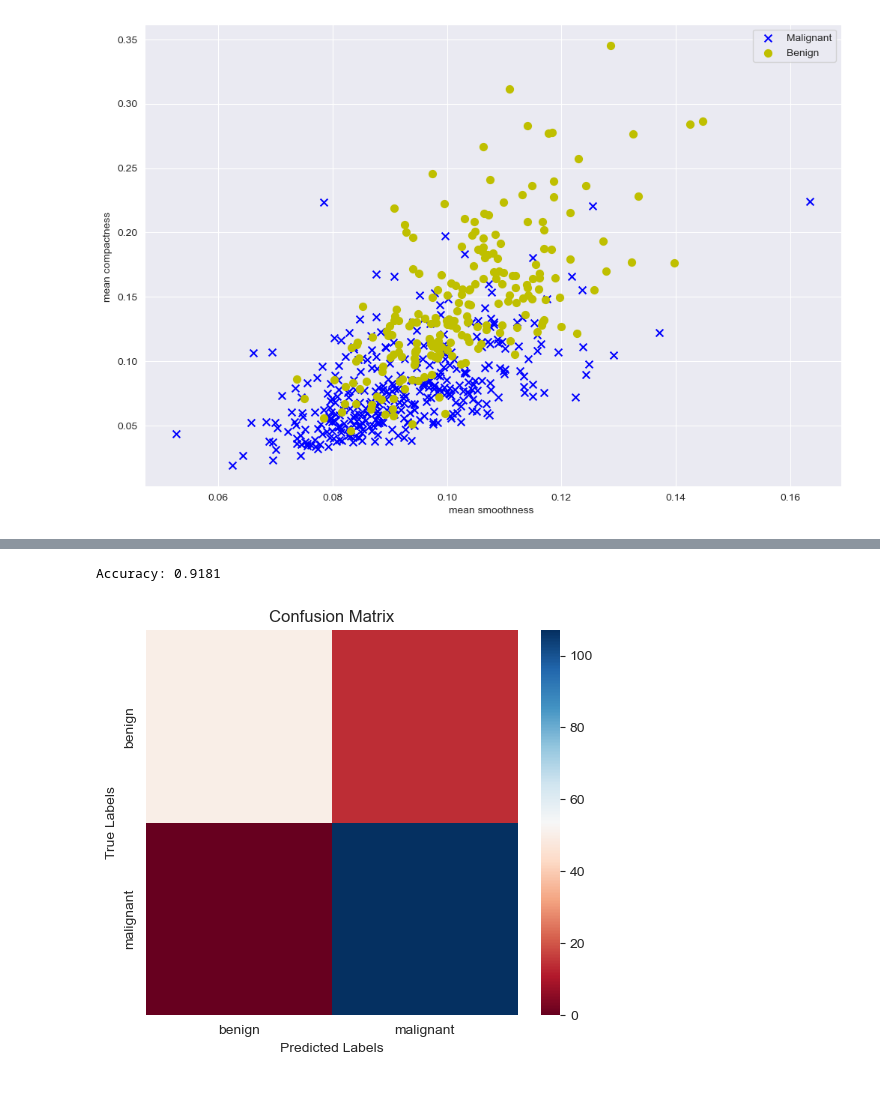
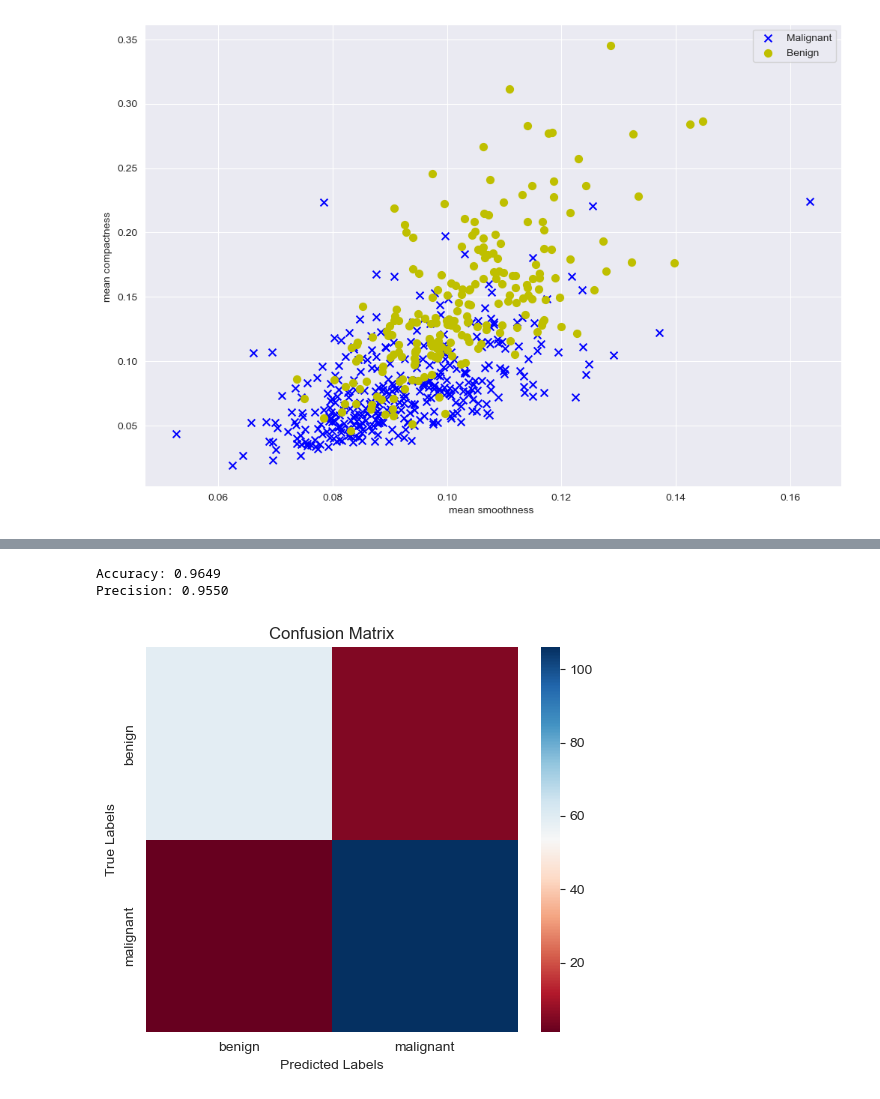
Before and after one commit to NietZarathustra/MLHome, a Jupyter notebook: BreastCancer.ipynb, the cells around one changed output, grey strips where cells are left out. Saved outputs shown, nothing was run; the diff lists cells and outputs as text; code cells hidden in the pictures.

```diff
--- a/BreastCancer.ipynb
+++ b/BreastCancer.ipynb
@@ -60,3 +127,9 @@ for j in range(data_features.shape[0]):
+# %%
+#Nun gilt es die Ausreißer zu entfernen
+'''
+for entry in ausreiser_count:
+    data_features.drop(index=entry, inplace=True)
+'''
 # %%
 import matplotlib.pyplot as plt
 #seperiere die Daten nach Diagnose
@@ -79,10 +152,10 @@ Text(0, 0.5, 'mean compactness ')
 import matplotlib.pyplot as plt
 #Mit dem neuen Verstädnis über unseren Datensatz gilt es nun dies zu visualisieren, um etwaige Ausreißer zu identifizieren
 #for i in range(data_features.shape[1]):
-i=1
+i=4
 # Boxplot erstellen
 plt.boxplot([data_features[column_names[i]]], labels=[column_names[i]])
-plt.title('Boxplot der Features')
+plt.title(column_names[i])
 plt.ylabel('Werte')
 plt.show()
 # %% [output]
@@ -157,34 +259,38 @@ import seaborn as sns
 from sklearn.model_selection import train_test_split
 from sklearn.metrics import  accuracy_score, confusion_matrix
 
 X = data_features[[column_names[i] for i in range(0, 30)]]
 
 y=data_targets
 # Split data
 X_train, X_test, y_train, y_test = train_test_split(X, y, test_size=0.3, random_state=52)
 
 # Create an SVM model with RBF kernel
-svm_model = SVC(kernel='rbf', C=0.1, random_state=200)
+svm_model = SVC(kernel='poly', C=10000, random_state=122)
 
 # Fit the model
 svm_model.fit(X_train, y_train)
 
 # Predict on the test set
 y_pred = svm_model.predict(X_test)
 
 
 # Evaluate the model
 accuracy_svm = accuracy_score(y_test, y_pred)
 print(f"Accuracy: {accuracy_svm:.4f}")
 
+precision_svm = precision_score(y_test, y_pred)
+print(f"Precision: {precision_svm:.4f}")
+
 import matplotlib.pyplot as plt
 plt.figure(figsize=(6, 5))
 plt.title("Confusion Matrix")
 sns.heatmap(confusion_matrix(y_test, y_pred), cmap="RdBu", xticklabels=["benign", "malignant"],  yticklabels=["benign", "malignant"])
 plt.xlabel("Predicted Labels")
 plt.ylabel("True Labels")
 plt.show()
 # %% [output]
-Accuracy: 0.9181
+Accuracy: 0.9649
+Precision: 0.9550
-[figure, old version]
+[figure, new version]
 # %%
```
Also changed, not shown: parts of 9 cells of this notebook, 37 other files.
